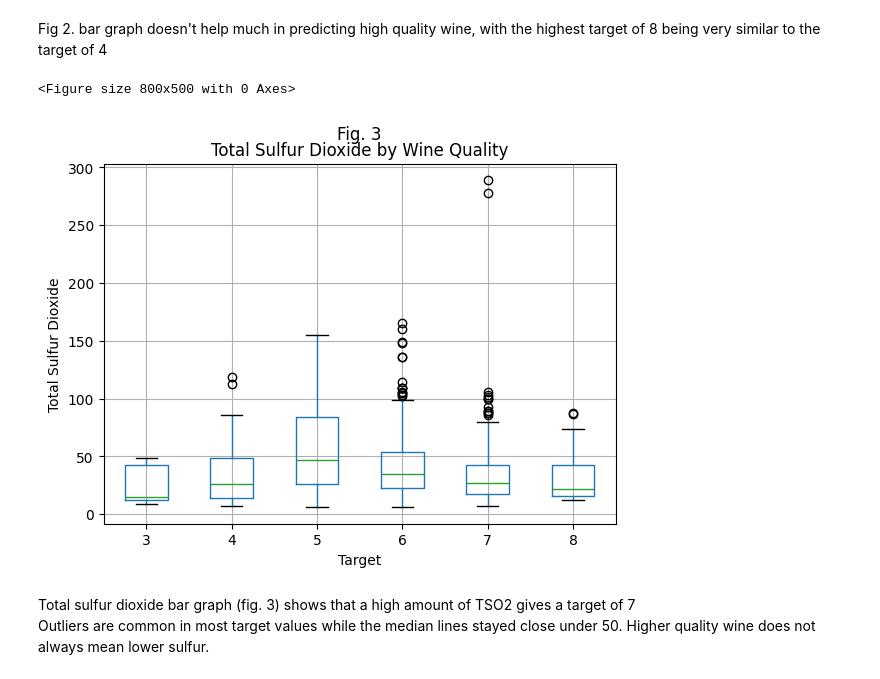
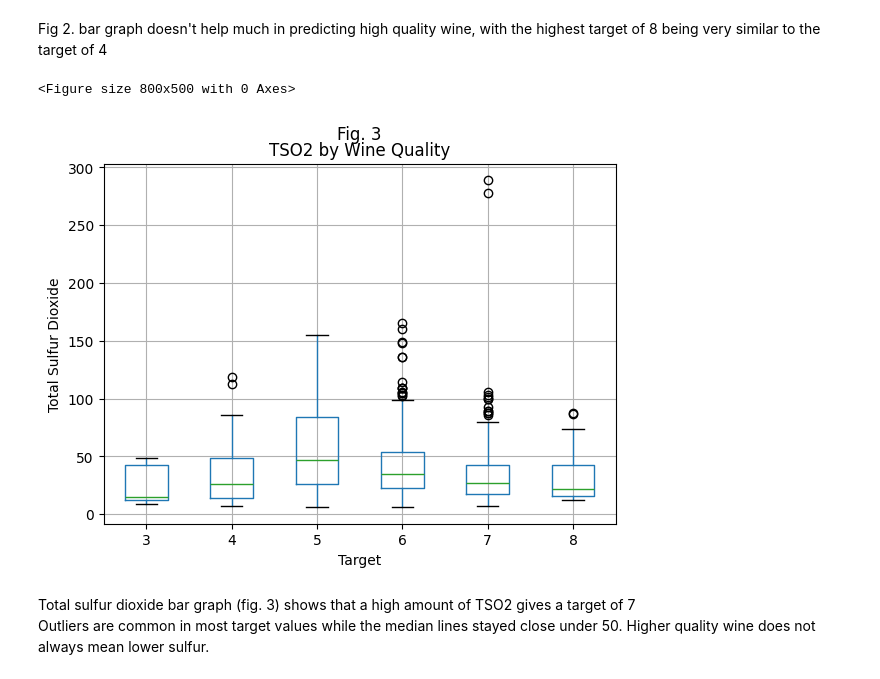
Before and after one commit to manningdbu/dx602-final-project, a Jupyter notebook: project.ipynb, the cells around one changed output. Cells and saved outputs as stored; diff of their text form; code cells hidden in the pictures.

Commit message:
Red_Wine Project Manning

```diff
--- a/project.ipynb
+++ b/project.ipynb
@@ -245,15 +245,15 @@ Fig 2. bar graph doesn't help much in predicting high quality wine, with the hig
 # %%
 plt.figure(figsize=(8, 5))
 red_wine.boxplot(column='total sulfur dioxide', by='target')
-plt.title('Total Sulfur Dioxide by Wine Quality')
+plt.title('TSO2 by Wine Quality')
 plt.suptitle('Fig. 3')
 plt.xlabel('Target')
 plt.ylabel('Total Sulfur Dioxide')
 
 plt.show()
 # %% [output]
 <Figure size 800x500 with 0 Axes>
-[figure, old version]
+[figure, new version]
 # %% [markdown]
 Total sulfur dioxide bar graph (fig. 3) shows that a high amount of TSO2 gives a target of 7
 Outliers are common in most target values while the median lines stayed close under 50. Higher quality wine does not always mean lower sulfur.
```
Also changed, not shown: parts of 6 cells of this notebook.
